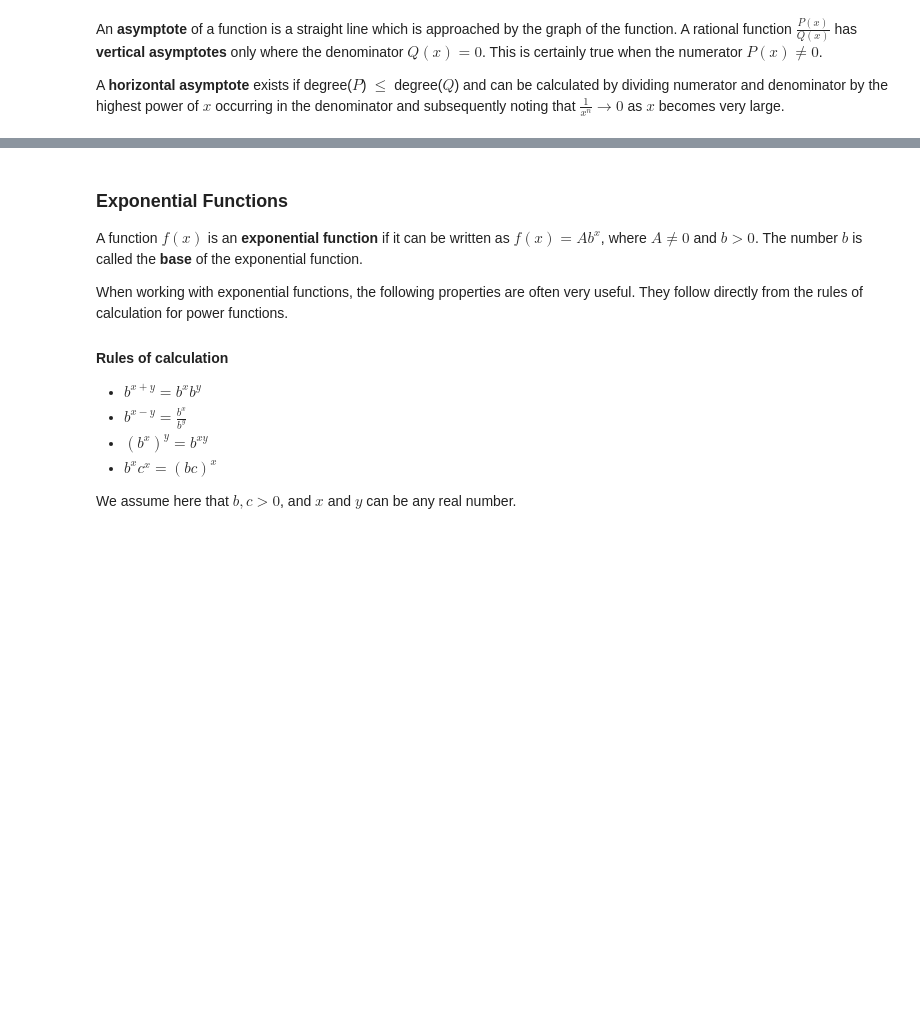
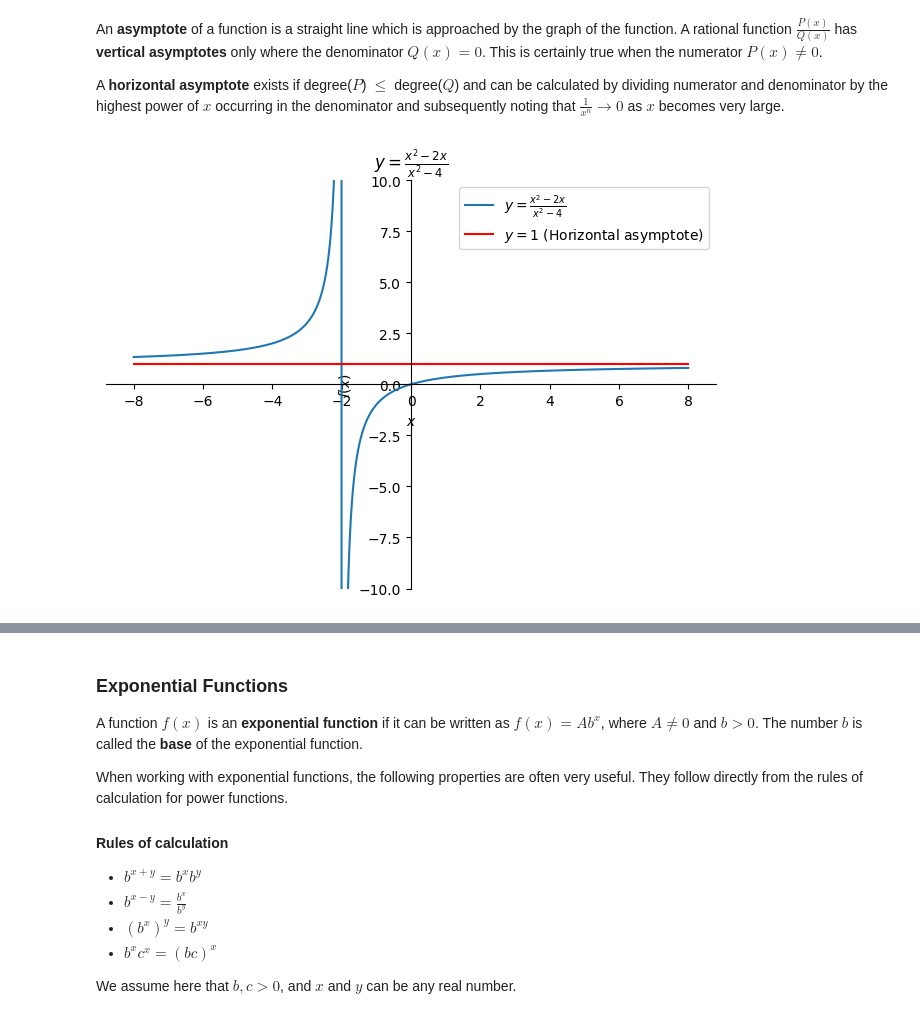
Before and after one commit to wanyingng/Calculus, a Jupyter notebook: 01-functions/functions.ipynb, the cells around one changed output, grey strips where cells are left out. Drawn from its saved outputs; the diff is of its cells as text; code cells hidden in the pictures; blank space fills up the shorter version.

Commit message:
docs: update functions

```diff
--- a/01-functions/functions.ipynb
+++ b/01-functions/functions.ipynb
@@ -274,3 +276,27 @@ where $P$ and $Q$ are polynomials, and $Q$ not identically equal to zero.
 An **asymptote** of a function is a straight line which is approached by the graph of the function. A rational function $\frac{P(x)}{Q(x)}$ has **vertical asymptotes** only where the denominator $Q(x) = 0$. This is certainly true when the numerator $P(x) \neq 0$.
 
 A **horizontal asymptote** exists if degree($P$) $\leq$ degree($Q$) and can be calculated by dividing numerator and denominator by the highest power of $x$ occurring in the denominator and subsequently noting that $\frac{1}{x^n} \to 0$ as $x$ becomes very large.
+# %%
+from sympy.abc import x
+
+# Define the rational function
+numerator = x**2 - 2*x
+denominator = x**2 - 4
+s_y = numerator / denominator
+
+# Define the horizontal asymptote as a constant function y=1
+asymptote = sym.Lambda(x, 1)
+
+# Plot the function and the asymptote
+p = sym.plot(s_y, asymptote(x), (x, -8, 8), ylim=[-10, 10],
+             legend=True,
+             title=f'$y = {sym.latex(s_y)}$',
+             show=False)
+
+p[0].label = f'$y = {sym.latex(s_y)}$'
+p[1].line_color = 'red'
+p[1].label = '$y=1$ (Horizontal asymptote)'
+
+p.show()
+# %% [output]
+[figure, added]
```
Also changed, not shown: parts of 6 cells of this notebook.
